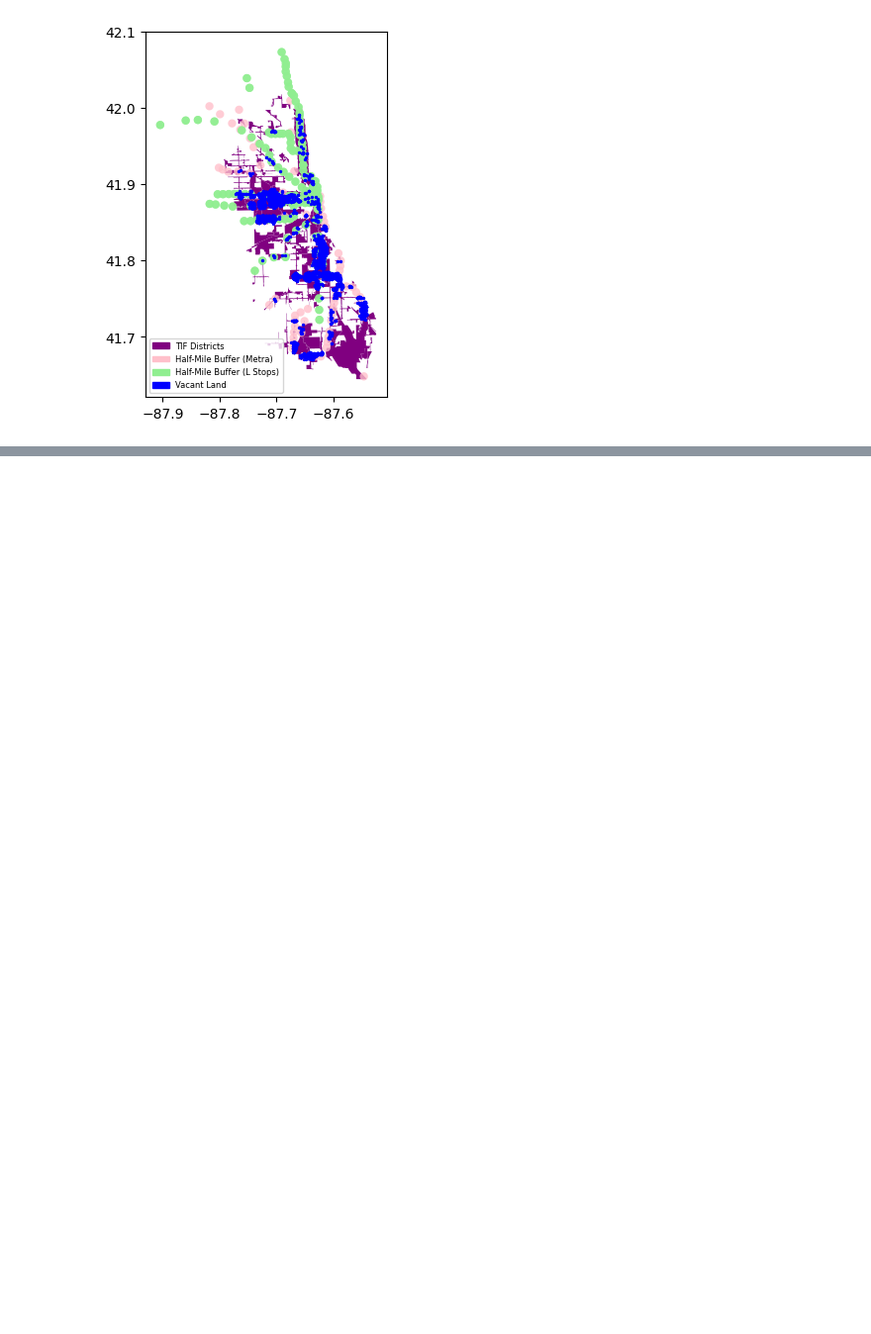
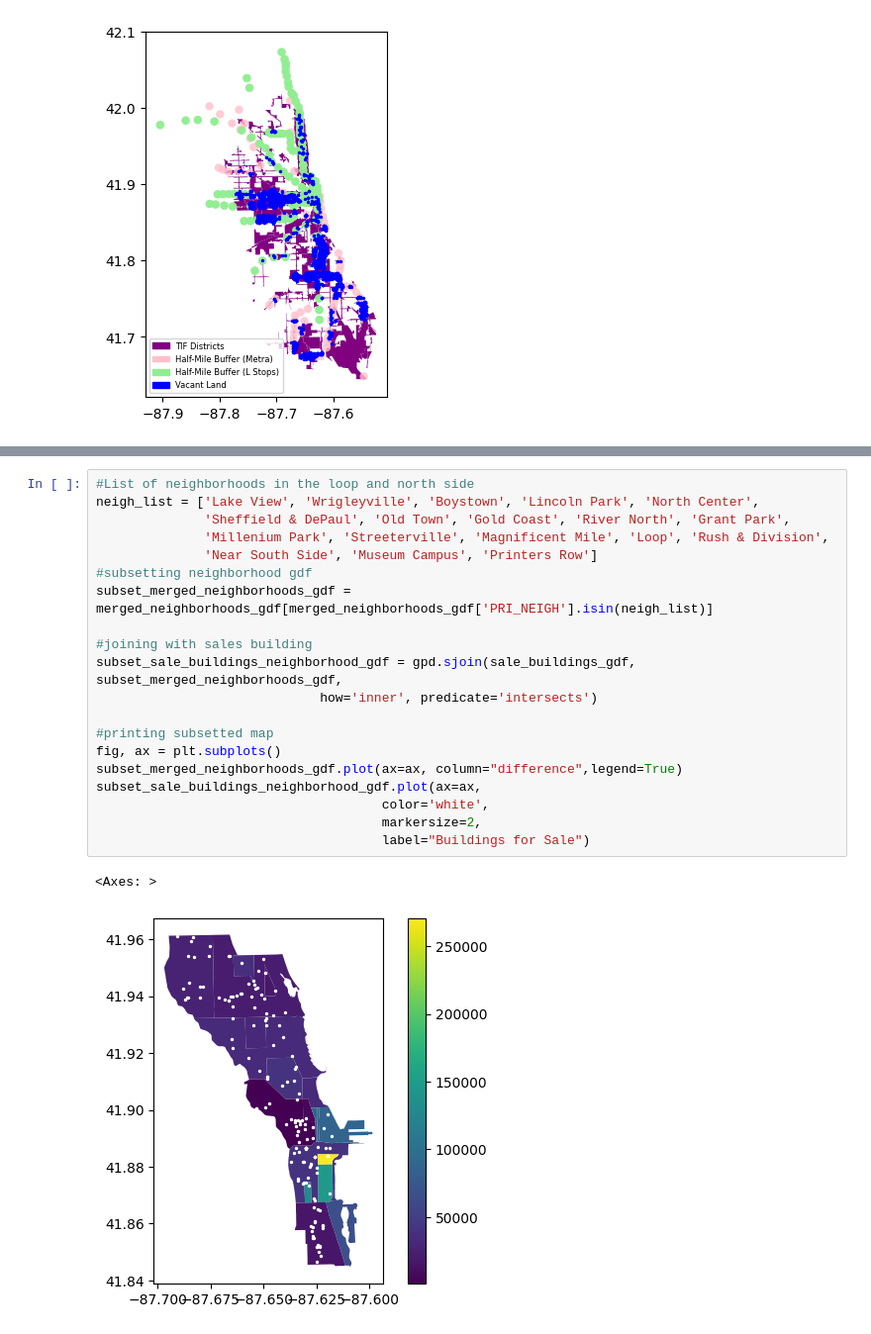
Before and after one commit to claireconzelmann/KIHC-affordable-housing-analysis, a Jupyter notebook: Code/data exploration.ipynb, the cells around one changed output, grey strips where cells are left out. Shown at 99% size. Cells and saved outputs as stored; diff of their text form; blank space fills up the shorter version.

```diff
--- a/Code/data exploration.ipynb
+++ b/Code/data exploration.ipynb
@@ -102 +168,24 @@ ax.legend(handles=legend_patches, loc="lower left", fontsize=6)
+# %%
+#List of neighborhoods in the loop and north side
+neigh_list = ['Lake View', 'Wrigleyville', 'Boystown', 'Lincoln Park', 'North Center',
+              'Sheffield & DePaul', 'Old Town', 'Gold Coast', 'River North', 'Grant Park',
+              'Millenium Park', 'Streeterville', 'Magnificent Mile', 'Loop', 'Rush & Division',
+              'Near South Side', 'Museum Campus', 'Printers Row']
+#subsetting neighborhood gdf
+subset_merged_neighborhoods_gdf = merged_neighborhoods_gdf[merged_neighborhoods_gdf['PRI_NEIGH'].isin(neigh_list)]
+
+#joining with sales building
+subset_sale_buildings_neighborhood_gdf = gpd.sjoin(sale_buildings_gdf, subset_merged_neighborhoods_gdf,
+                             how='inner', predicate='intersects')
+
+#printing subsetted map
+fig, ax = plt.subplots()
+subset_merged_neighborhoods_gdf.plot(ax=ax, column="difference",legend=True)
+subset_sale_buildings_neighborhood_gdf.plot(ax=ax,
+                                     color='white',
+                                     markersize=2,
+                                     label="Buildings for Sale")
+# %% [output]
+<Axes: >
+[figure, added]
 # %%
```
Also changed, not shown: parts of 5 cells of this notebook, 12 other files.
